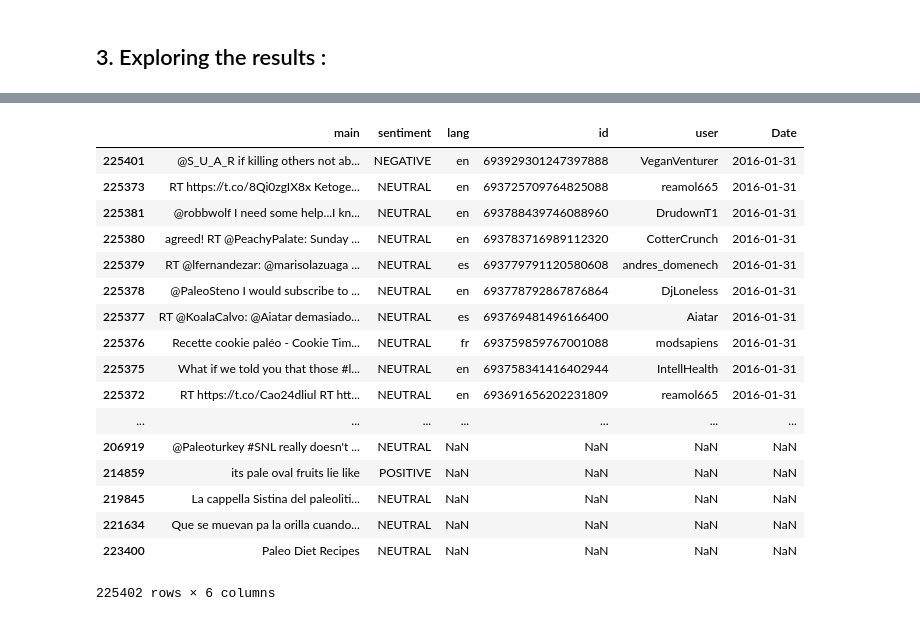
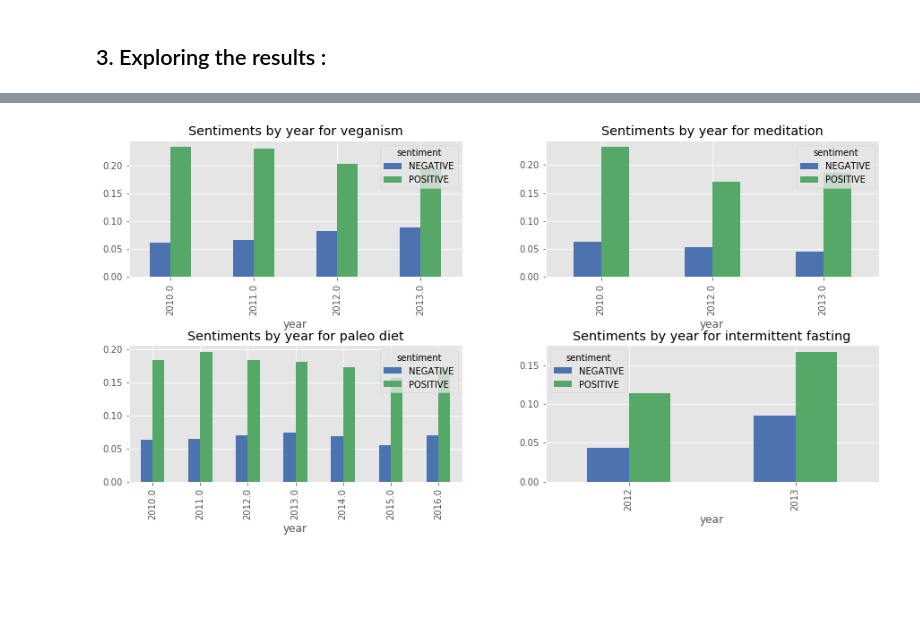
Before and after one commit to Firas11993/ada2017, a Jupyter notebook: Project/Project.ipynb, the cells around one changed output, grey strips where cells are left out. Cells and saved outputs as stored; diff of their text form; code cells hidden in the pictures; blank space fills up the shorter version.

Commit message:
group by year

```diff
--- a/Project/Project.ipynb
+++ b/Project/Project.ipynb
@@ -756,26 +747,3 @@ def process_date(x):
         d = int(tab[2])
     except  AttributeError : return np.nan
     return dt.date(y,m,d)
-# %%
-dataPaleo['Date'] = dataPaleo['date'].apply(lambda x : process_date(x))
-dataPaleo = dataPaleo.drop('date', axis=1)
-dataPaleo.sort_values(by='Date', ascending=False)#, na_position='first')
-# %% [output]
-|  | main | sentiment | lang | id | user | Date |
-| 225401 | @S_U_A_R if killing others not ab... | NEGATIVE | en | 693929301247397888 | VeganVenturer | 2016-01-31 |
-| 225373 | RT https://t.co/8Qi0zgIX8x Ketoge... | NEUTRAL | en | 693725709764825088 | reamol665 | 2016-01-31 |
-| 225381 | @robbwolf I need some help...I kn... | NEUTRAL | en | 693788439746088960 | DrudownT1 | 2016-01-31 |
-| 225380 | agreed! RT @PeachyPalate: Sunday ... | NEUTRAL | en | 693783716989112320 | CotterCrunch | 2016-01-31 |
-| 225379 | RT @lfernandezar: @marisolazuaga ... | NEUTRAL | es | 693779791120580608 | andres_domenech | 2016-01-31 |
-| 225378 | @PaleoSteno I would subscribe to ... | NEUTRAL | en | 693778792867876864 | DjLoneless | 2016-01-31 |
-| 225377 | RT @KoalaCalvo: @Aiatar demasiado... | NEUTRAL | es | 693769481496166400 | Aiatar | 2016-01-31 |
-| 225376 | Recette cookie paléo - Cookie Tim... | NEUTRAL | fr | 693759859767001088 | modsapiens | 2016-01-31 |
-| 225375 | What if we told you that those #l... | NEUTRAL | en | 693758341416402944 | IntellHealth | 2016-01-31 |
-| 225372 | RT https://t.co/Cao24dliul RT htt... | NEUTRAL | en | 693691656202231809 | reamol665 | 2016-01-31 |
-| ... | ... | ... | ... | ... | ... | ... |
-| 206919 | @Paleoturkey #SNL really doesn't ... | NEUTRAL | NaN | NaN | NaN | NaN |
-| 214859 | its pale oval fruits lie like | POSITIVE | NaN | NaN | NaN | NaN |
-| 219845 | La cappella Sistina del paleoliti... | NEUTRAL | NaN | NaN | NaN | NaN |
-| 221634 | Que se muevan pa la orilla cuando... | NEUTRAL | NaN | NaN | NaN | NaN |
-| 223400 | Paleo Diet Recipes | NEUTRAL | NaN | NaN | NaN | NaN |
-225402 rows × 6 columns
@@ -781,0 +756,38 @@ dataPaleo.sort_values(by='Date', ascending=False)#, na_position='first')
+# %%
+def groupByYear(df):
+    df['Date'] = df['date'].apply(lambda x : process_date(x))
+    df = df.drop('date', axis=1)
+    df['year'] = df['Date'].apply(lambda x : get_year(x))
+    df['count']= np.ones(len(df))
+    grouped_year_data = df[['sentiment','count','year']].groupby(['year','sentiment']).count()
+    return grouped_year_data
+# %%
+def give_fractions(df) :
+    grouped_df=groupByYear(df).unstack(1).dropna()
+    grouped_df.columns = grouped_df.columns.droplevel()
+    grouped_df['sum'] = grouped_df['POSITIVE'] + grouped_df['NEGATIVE'] + grouped_df['NEUTRAL']
+    grouped_df=grouped_df.apply(lambda x : x/grouped_df['sum'])
+    del grouped_df['sum']
+    return grouped_df
+# %%
+grouped_paleo=give_fractions(data_paleo)
+grouped_medit=give_fractions(data_medit)
+grouped_vegan=give_fractions(data_vegan)
+grouped_fast=give_fractions(data_fast)
+# %%
+def barplots(dataframes, titles,figsize):
+    rows=2
+    cols=int(len(dataframes))
+    fig, axes = plt.subplots(nrows=2, ncols=int(len(dataframes)), figsize=figsize)
+    plt.subplots_adjust(wspace=0.25, hspace=0.5)
+    for i in range(cols) :
+        for j in range(rows):
+            dataframes[i][j].drop('NEUTRAL',axis=1).plot.bar(ax=axes[i,j],title=titles[i][j])
+
+    plt.show()
+# %%
+dataframes=[[grouped_vegan,grouped_medit],[grouped_paleo,grouped_fast]]
+titles=[['Sentiments by year for veganism','Sentiments by year for meditation'],['Sentiments by year for paleo diet','Sentiments by year for intermittent fasting']]
+barplots(dataframes,titles,(15,7))
+# %% [output]
+[figure, added]
```
Also changed, not shown: parts of 16 cells of this notebook.
